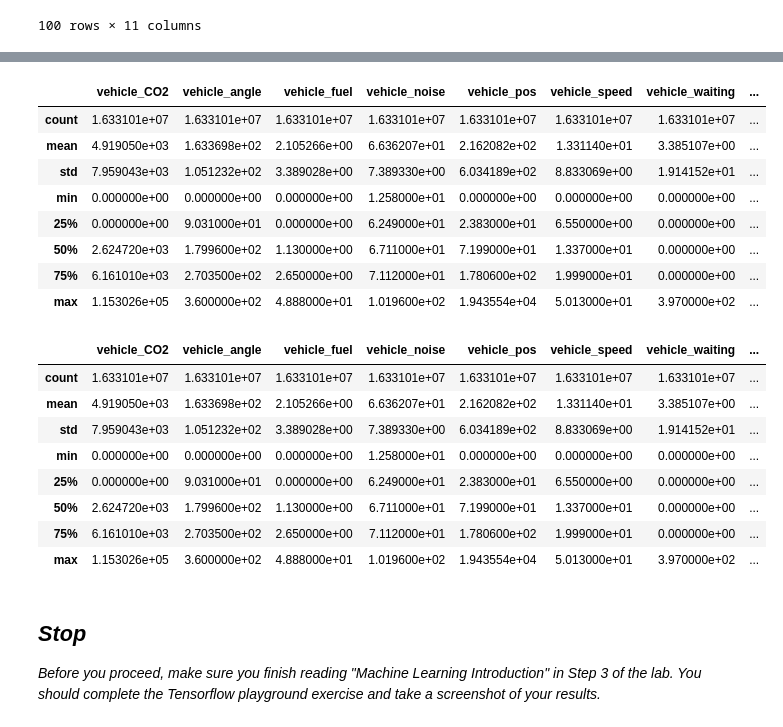
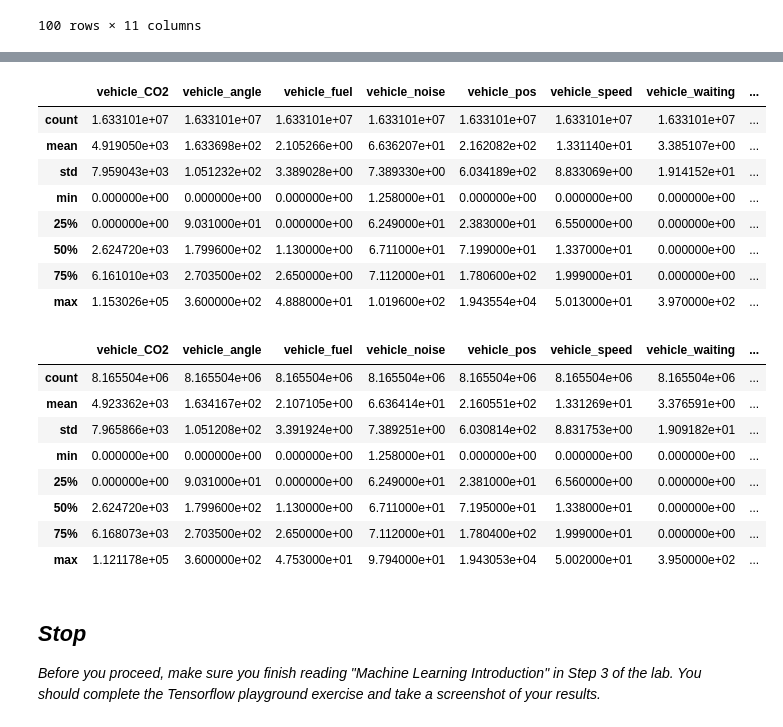
Before and after one commit to rylandtikes/cs437-iot-lab-4, a Jupyter notebook: part1/Notebook_Learning2.ipynb, the cells around one changed output, grey strips where cells are left out. Cells and saved outputs as stored; diff of their text form; code cells hidden in the pictures.

```diff
--- a/part1/Notebook_Learning2.ipynb
+++ b/part1/Notebook_Learning2.ipynb
@@ -235,30 +235,29 @@ display(emission_train_shuffle.describe())
 | 50% | 2.624720e+03 | 1.799600e+02 | 1.130000e+00 | 6.711000e+01 | 7.199000e+01 | 1.337000e+01 | 0.000000e+00 | ... |
 | 75% | 6.161010e+03 | 2.703500e+02 | 2.650000e+00 | 7.112000e+01 | 1.780600e+02 | 1.999000e+01 | 0.000000e+00 | ... |
 | max | 1.153026e+05 | 3.600000e+02 | 4.888000e+01 | 1.019600e+02 | 1.943554e+04 | 5.013000e+01 | 3.970000e+02 | ... |
-# %%
-display(emission_train.describe())
-# %% [output]
-|  | vehicle_CO2 | vehicle_angle | vehicle_fuel | vehicle_noise | vehicle_pos | vehicle_speed | vehicle_waiting | ... |
-| count | 1.633101e+07 | 1.633101e+07 | 1.633101e+07 | 1.633101e+07 | 1.633101e+07 | 1.633101e+07 | 1.633101e+07 | ... |
-| mean | 4.919050e+03 | 1.633698e+02 | 2.105266e+00 | 6.636207e+01 | 2.162082e+02 | 1.331140e+01 | 3.385107e+00 | ... |
-| std | 7.959043e+03 | 1.051232e+02 | 3.389028e+00 | 7.389330e+00 | 6.034189e+02 | 8.833069e+00 | 1.914152e+01 | ... |
-| min | 0.000000e+00 | 0.000000e+00 | 0.000000e+00 | 1.258000e+01 | 0.000000e+00 | 0.000000e+00 | 0.000000e+00 | ... |
-| 25% | 0.000000e+00 | 9.031000e+01 | 0.000000e+00 | 6.249000e+01 | 2.383000e+01 | 6.550000e+00 | 0.000000e+00 | ... |
-| 50% | 2.624720e+03 | 1.799600e+02 | 1.130000e+00 | 6.711000e+01 | 7.199000e+01 | 1.337000e+01 | 0.000000e+00 | ... |
-| 75% | 6.161010e+03 | 2.703500e+02 | 2.650000e+00 | 7.112000e+01 | 1.780600e+02 | 1.999000e+01 | 0.000000e+00 | ... |
-| max | 1.153026e+05 | 3.600000e+02 | 4.888000e+01 | 1.019600e+02 | 1.943554e+04 | 5.013000e+01 | 3.970000e+02 | ... |
-# %%
-display(emission_train_shuffle.describe())
-# %% [output]
-|  | vehicle_CO2 | vehicle_angle | vehicle_fuel | vehicle_noise | vehicle_pos | vehicle_speed | vehicle_waiting | ... |
-| count | 1.633101e+07 | 1.633101e+07 | 1.633101e+07 | 1.633101e+07 | 1.633101e+07 | 1.633101e+07 | 1.633101e+07 | ... |
-| mean | 4.919050e+03 | 1.633698e+02 | 2.105266e+00 | 6.636207e+01 | 2.162082e+02 | 1.331140e+01 | 3.385107e+00 | ... |
-| std | 7.959043e+03 | 1.051232e+02 | 3.389028e+00 | 7.389330e+00 | 6.034189e+02 | 8.833069e+00 | 1.914152e+01 | ... |
-| min | 0.000000e+00 | 0.000000e+00 | 0.000000e+00 | 1.258000e+01 | 0.000000e+00 | 0.000000e+00 | 0.000000e+00 | ... |
-| 25% | 0.000000e+00 | 9.031000e+01 | 0.000000e+00 | 6.249000e+01 | 2.383000e+01 | 6.550000e+00 | 0.000000e+00 | ... |
-| 50% | 2.624720e+03 | 1.799600e+02 | 1.130000e+00 | 6.711000e+01 | 7.199000e+01 | 1.337000e+01 | 0.000000e+00 | ... |
-| 75% | 6.161010e+03 | 2.703500e+02 | 2.650000e+00 | 7.112000e+01 | 1.780600e+02 | 1.999000e+01 | 0.000000e+00 | ... |
-| max | 1.153026e+05 | 3.600000e+02 | 4.888000e+01 | 1.019600e+02 | 1.943554e+04 | 5.013000e+01 | 3.970000e+02 | ... |
+# %%
+emission_train_shuffle = emission_train.sample(frac=0.5) #Re-set frac value
+display(emission_train.describe())
+display(emission_train_shuffle.describe())
+# %% [output]
+|  | vehicle_CO2 | vehicle_angle | vehicle_fuel | vehicle_noise | vehicle_pos | vehicle_speed | vehicle_waiting | ... |
+| count | 1.633101e+07 | 1.633101e+07 | 1.633101e+07 | 1.633101e+07 | 1.633101e+07 | 1.633101e+07 | 1.633101e+07 | ... |
+| mean | 4.919050e+03 | 1.633698e+02 | 2.105266e+00 | 6.636207e+01 | 2.162082e+02 | 1.331140e+01 | 3.385107e+00 | ... |
+| std | 7.959043e+03 | 1.051232e+02 | 3.389028e+00 | 7.389330e+00 | 6.034189e+02 | 8.833069e+00 | 1.914152e+01 | ... |
+| min | 0.000000e+00 | 0.000000e+00 | 0.000000e+00 | 1.258000e+01 | 0.000000e+00 | 0.000000e+00 | 0.000000e+00 | ... |
+| 25% | 0.000000e+00 | 9.031000e+01 | 0.000000e+00 | 6.249000e+01 | 2.383000e+01 | 6.550000e+00 | 0.000000e+00 | ... |
+| 50% | 2.624720e+03 | 1.799600e+02 | 1.130000e+00 | 6.711000e+01 | 7.199000e+01 | 1.337000e+01 | 0.000000e+00 | ... |
+| 75% | 6.161010e+03 | 2.703500e+02 | 2.650000e+00 | 7.112000e+01 | 1.780600e+02 | 1.999000e+01 | 0.000000e+00 | ... |
+| max | 1.153026e+05 | 3.600000e+02 | 4.888000e+01 | 1.019600e+02 | 1.943554e+04 | 5.013000e+01 | 3.970000e+02 | ... |
+|  | vehicle_CO2 | vehicle_angle | vehicle_fuel | vehicle_noise | vehicle_pos | vehicle_speed | vehicle_waiting | ... |
+| count | 8.165504e+06 | 8.165504e+06 | 8.165504e+06 | 8.165504e+06 | 8.165504e+06 | 8.165504e+06 | 8.165504e+06 | ... |
+| mean | 4.923362e+03 | 1.634167e+02 | 2.107105e+00 | 6.636414e+01 | 2.160551e+02 | 1.331269e+01 | 3.376591e+00 | ... |
+| std | 7.965866e+03 | 1.051208e+02 | 3.391924e+00 | 7.389251e+00 | 6.030814e+02 | 8.831753e+00 | 1.909182e+01 | ... |
+| min | 0.000000e+00 | 0.000000e+00 | 0.000000e+00 | 1.258000e+01 | 0.000000e+00 | 0.000000e+00 | 0.000000e+00 | ... |
+| 25% | 0.000000e+00 | 9.031000e+01 | 0.000000e+00 | 6.249000e+01 | 2.381000e+01 | 6.560000e+00 | 0.000000e+00 | ... |
+| 50% | 2.624720e+03 | 1.799600e+02 | 1.130000e+00 | 6.711000e+01 | 7.195000e+01 | 1.338000e+01 | 0.000000e+00 | ... |
+| 75% | 6.168073e+03 | 2.703500e+02 | 2.650000e+00 | 7.112000e+01 | 1.780400e+02 | 1.999000e+01 | 0.000000e+00 | ... |
+| max | 1.121178e+05 | 3.600000e+02 | 4.753000e+01 | 9.794000e+01 | 1.943053e+04 | 5.002000e+01 | 3.950000e+02 | ... |
 # %% [markdown]
 ## *Stop*
 *Before you proceed, make sure you finish reading "Machine Learning Introduction" in Step 3 of the lab. You should complete the Tensorflow playground exercise and take a screenshot of your results.*
```
Also changed, not shown: parts of 13 cells of this notebook.
